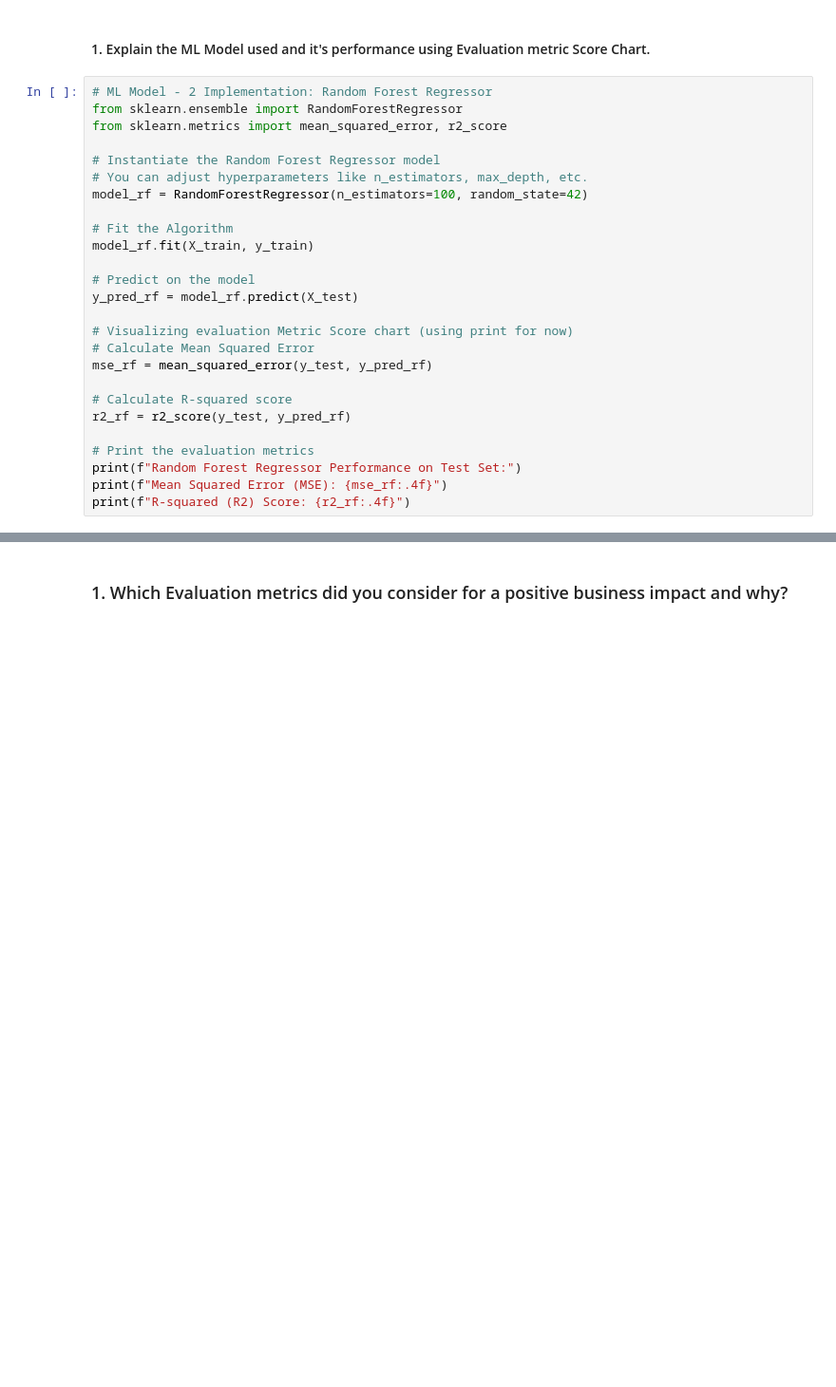
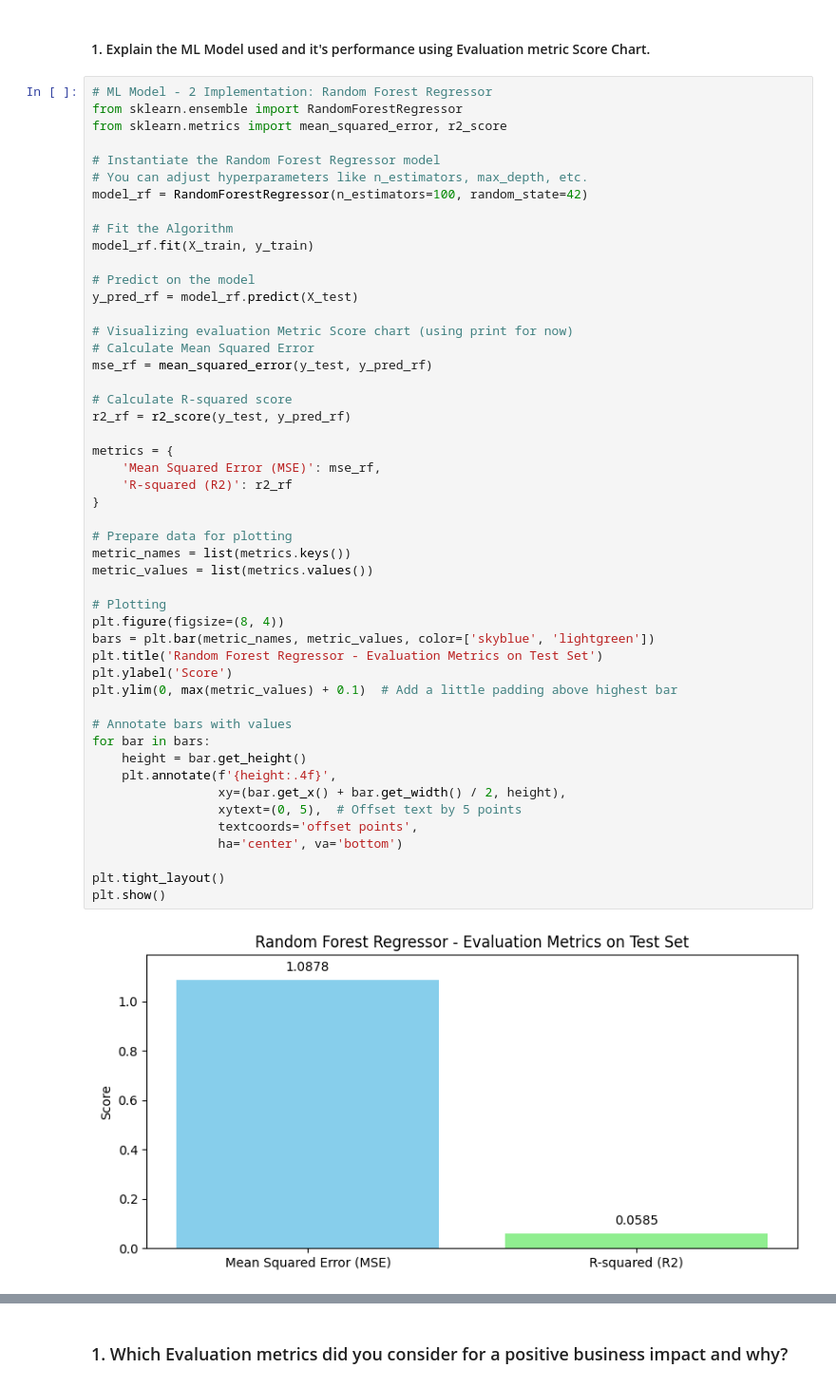
Before and after one commit to Abdullah-47/ML_Wellness_AI_Assigment, a Jupyter notebook: ml_wellness_project_Abdullah.ipynb, the cells around one changed output, grey strips where cells are left out. Shown at 95% size. Drawn from its saved outputs; the diff is of its cells as text; blank space fills up the shorter version.

```diff
--- a/ml_wellness_project_Abdullah.ipynb
+++ b/ml_wellness_project_Abdullah.ipynb
@@ -593,27 +772,52 @@ print(f"Mean Cross-validated R2: {cv_r2_scores.mean():.4f}")
 # %%
 # ML Model - 2 Implementation: Random Forest Regressor
 from sklearn.ensemble import RandomForestRegressor
 from sklearn.metrics import mean_squared_error, r2_score
 
 # Instantiate the Random Forest Regressor model
 # You can adjust hyperparameters like n_estimators, max_depth, etc.
 model_rf = RandomForestRegressor(n_estimators=100, random_state=42)
 
 # Fit the Algorithm
 model_rf.fit(X_train, y_train)
 
 # Predict on the model
 y_pred_rf = model_rf.predict(X_test)
 
 # Visualizing evaluation Metric Score chart (using print for now)
 # Calculate Mean Squared Error
 mse_rf = mean_squared_error(y_test, y_pred_rf)
 
 # Calculate R-squared score
 r2_rf = r2_score(y_test, y_pred_rf)
 
-# Print the evaluation metrics
-print(f"Random Forest Regressor Performance on Test Set:")
-print(f"Mean Squared Error (MSE): {mse_rf:.4f}")
-print(f"R-squared (R2) Score: {r2_rf:.4f}")
+metrics = {
+    'Mean Squared Error (MSE)': mse_rf,
+    'R-squared (R2)': r2_rf
+}
+
+# Prepare data for plotting
+metric_names = list(metrics.keys())
+metric_values = list(metrics.values())
+
+# Plotting
+plt.figure(figsize=(8, 4))
+bars = plt.bar(metric_names, metric_values, color=['skyblue', 'lightgreen'])
+plt.title('Random Forest Regressor - Evaluation Metrics on Test Set')
+plt.ylabel('Score')
+plt.ylim(0, max(metric_values) + 0.1)  # Add a little padding above highest bar
+
+# Annotate bars with values
+for bar in bars:
+    height = bar.get_height()
+    plt.annotate(f'{height:.4f}',
+                 xy=(bar.get_x() + bar.get_width() / 2, height),
+                 xytext=(0, 5),  # Offset text by 5 points
+                 textcoords='offset points',
+                 ha='center', va='bottom')
+
+plt.tight_layout()
+plt.show()
+# %% [output]
+[figure, added]
 # %% [markdown]
```
Also changed, not shown: parts of 26 cells of this notebook.
